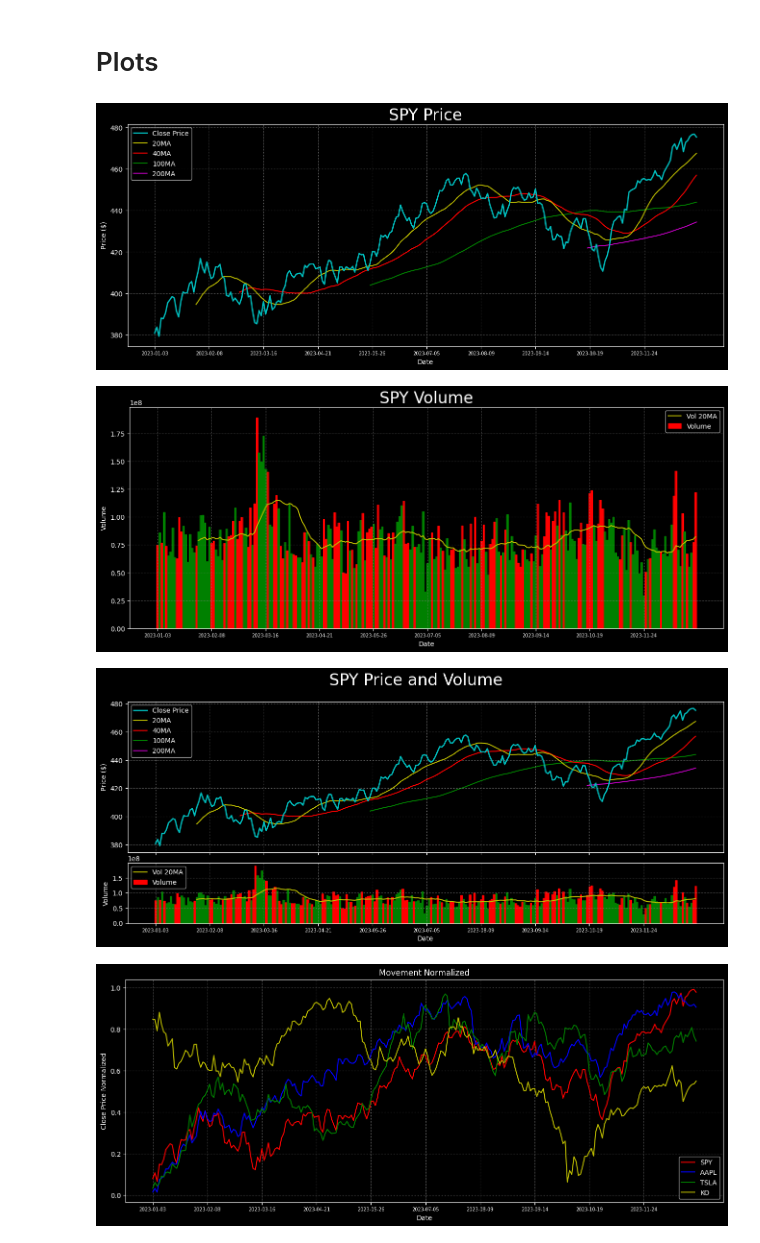
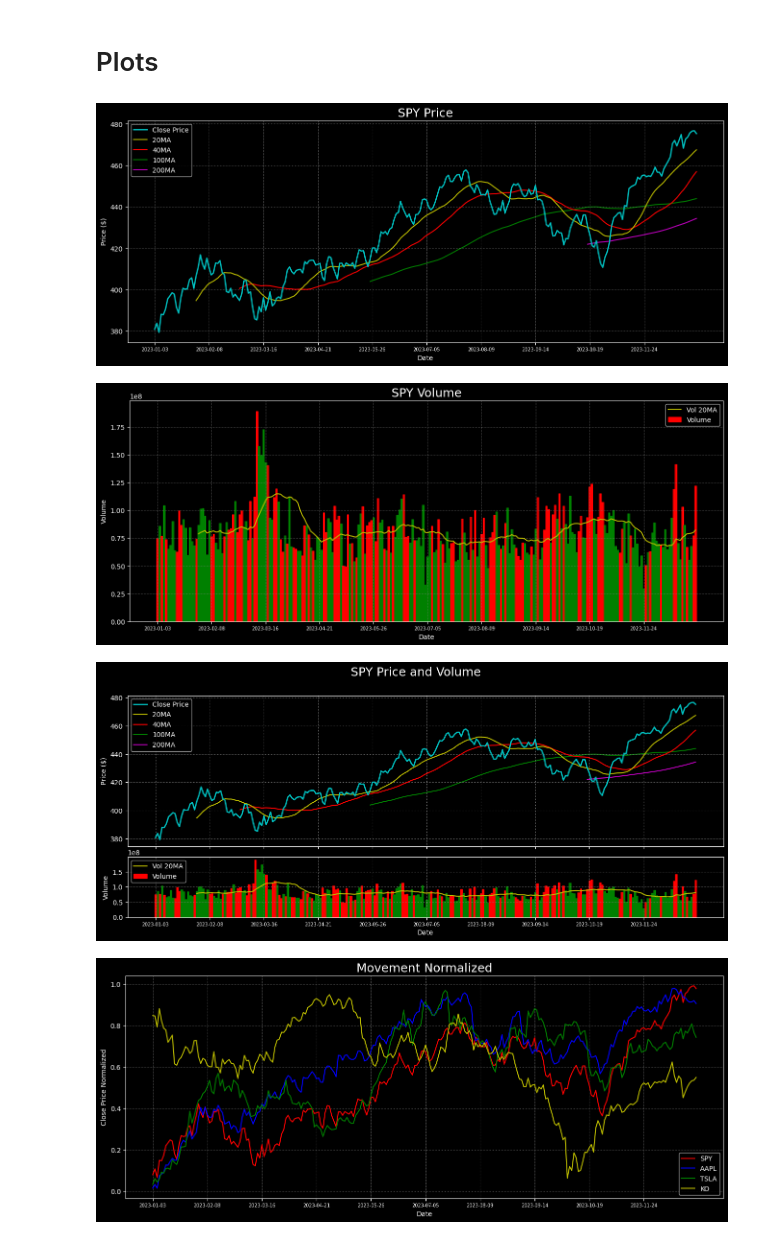
Before and after one commit to AndryADSM/Asset-Analyzer, a Jupyter notebook: asset_analyzer.ipynb, the cells around one changed output. Drawn from its saved outputs; the diff is of its cells as text; code cells hidden in the pictures.

```diff
--- a/asset_analyzer.ipynb
+++ b/asset_analyzer.ipynb
@@ -627,7 +627,7 @@ def plot_price(
             figsize = (16, 6)
 
         plt.figure(figsize=figsize)
-        plt.title(f'{ticker} Price', size=24)
+        plt.title(f'{ticker} Price', size=18)
 
         # Price
         plt.plot(data_to_plot[use_price],
@@ -652,17 +652,17 @@ def plot_price(
                          label=f'{m}MA')
 
         plt.grid(which='major', color='grey', linestyle=':')
-        plt.ylabel('Price ($)')
-        plt.legend(loc=legendloc)
         plt.xticks(np.arange(len(data_to_plot),
                              step=max(len(data_to_plot) // 10, 1)),
                    size=7)
+        plt.legend(loc=legendloc)
         plt.xlabel('Date')
+        plt.ylabel('Price ($)')
         plt.show()
 
 plot_price(data, 'SPY')
 # %% [output]
-[figure, old version]
+[figure, new version]
 # %%
 def plot_volume(
         data:   pd.DataFrame,
@@ -730,7 +730,7 @@ def plot_volume(
             figsize = (16, 6)
 
         plt.figure(figsize=figsize)
-        plt.title(f'{ticker} Volume', size=24)
+        plt.title(f'{ticker} Volume', size=18)
 
         # Color vol bars based on if the price went up or down in that interval
         if bar_color is None:
@@ -757,18 +757,18 @@ def plot_volume(
                      label=f'Vol {ma}MA')
 
         plt.grid(which='major', color='grey', linestyle=':')
-        plt.ylabel('Volume')
-        plt.legend(loc=legendloc)
         plt.xticks(np.arange(len(data_to_plot),
                              step=max(len(data_to_plot) // 10, 1)),
                    size=7)
+        plt.legend(loc=legendloc)
         plt.xlabel('Date')
+        plt.ylabel('Volume')
 
         plt.show()
 
 plot_volume(data, 'SPY')
 # %% [output]
-[figure, old version]
+[figure, new version]
 # %%
 def plot_price_vol(
         data:   pd.DataFrame,
@@ -852,7 +852,7 @@ def plot_price_vol(
                                 figsize=(figsize),
                                 height_ratios=(5, 2),
                                 sharex=True)
-        plt.suptitle(f'{ticker} Price and Volume', size=24)
+        plt.suptitle(f'{ticker} Price and Volume', size=18)
         plt.subplots_adjust(hspace=0.1)
 
         # Price
@@ -892,34 +892,34 @@ def plot_price_vol(
                                 ).loc[start:end]
 
         # Plot volume bars
         axs[1].bar(x=data_to_plot.index,
                     height=data_to_plot['Volume'],
                     color=vol_bar_color,
                     edgecolor=vol_bar_color,
                     label='Volume')
 
         # Volume Moving Average
         if volume_ma is True:
             volume_ma = 20
         if volume_ma is not False:
             axs[1].plot(data_ma['Volume'].rolling(volume_ma).mean().loc[start:end],
                         color=vol_ma_color,
                         label=f'Vol {volume_ma}MA')
 
         axs[1].grid(which='major', color='grey', linestyle=':')
         axs[1].set_ylabel('Volume')
         axs[1].legend(loc=legendloc)
 
         plt.xticks(np.arange(len(data_to_plot),
                              step=max(len(data_to_plot) // 10, 1)),
                    size=7)
         plt.xlabel('Date')
 
         plt.show()
 
 plot_price_vol(data, 'SPY')
 # %% [output]
-[figure, old version]
+[figure, new version]
 # %%
 def plot_norm_moves(
         data_norm: pd.DataFrame,
@@ -986,7 +986,7 @@ def plot_norm_moves(
     # Plot
     with plt.style.context(style):
         plt.figure(figsize=figsize)
-        plt.title('Movement Normalized')
+        plt.title('Movement Normalized', size=18)
 
         for i, tk in enumerate(tickers):
             plt.plot(data_to_plot[tk, use_price],
@@ -998,14 +998,14 @@ def plot_norm_moves(
         plt.xticks(np.arange(len(data_to_plot),
                              step=max(len(data_to_plot) // 10, 1)),
                    size=7)
+        plt.legend(loc=legendloc)
         plt.xlabel('Date')
         plt.ylabel(f'{use_price.split("_")[0]} Price Normalized')
-        plt.legend(loc=legendloc)
         plt.show()
 
 plot_norm_moves(data_norm)
 # %% [output]
-[figure, old version]
+[figure, new version]
 # %%
 def plot_norm_vol(
     data_norm: pd.DataFrame,
```
Also changed, not shown: parts of 9 cells of this notebook.
